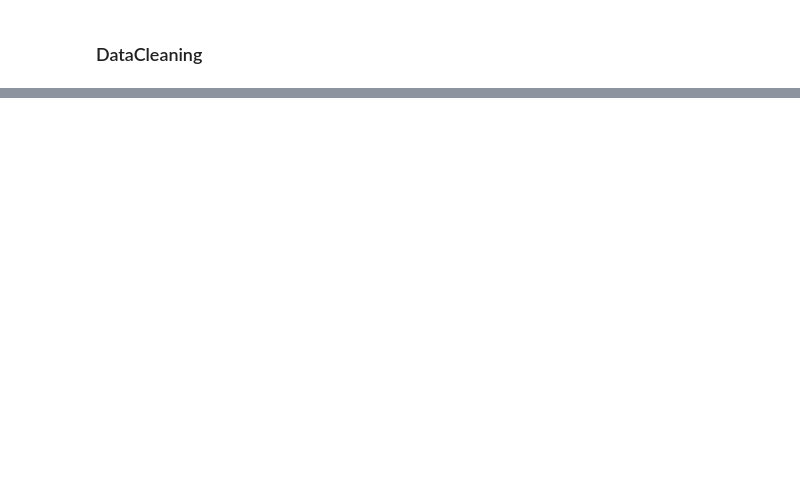
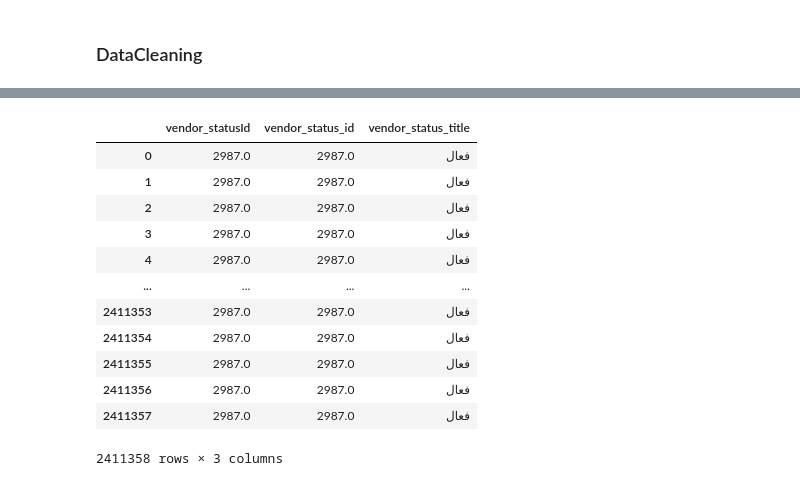
Before and after one commit to AmiinGholami/Basalam, a Jupyter notebook: Project.ipynb, the cells around one changed output, grey strips where cells are left out. Cells and saved outputs as stored; diff of their text form; code cells hidden in the pictures; blank space fills up the shorter version.

```diff
--- a/Project.ipynb
+++ b/Project.ipynb
@@ -122,3 +25,0 @@ dtype: int64
-# %%
-for col in ['isFreeShipping', 'IsAvailable', 'IsSaleable']:
-    df_products[col].fillna(df_products[col].mode()[0], inplace=True)
@@ -124,0 +60,17 @@ for col in ['isFreeShipping', 'IsAvailable', 'IsSaleable']:
+# %%
+df_status = df_products[['vendor_statusId', 'vendor_status_id','vendor_status_title']]
+df_status
+# %% [output]
+|  | vendor_statusId | vendor_status_id | vendor_status_title |
+| 0 | 2987.0 | 2987.0 | فعال |
+| 1 | 2987.0 | 2987.0 | فعال |
+| 2 | 2987.0 | 2987.0 | فعال |
+| 3 | 2987.0 | 2987.0 | فعال |
+| 4 | 2987.0 | 2987.0 | فعال |
+| ... | ... | ... | ... |
+| 2411353 | 2987.0 | 2987.0 | فعال |
+| 2411354 | 2987.0 | 2987.0 | فعال |
+| 2411355 | 2987.0 | 2987.0 | فعال |
+| 2411356 | 2987.0 | 2987.0 | فعال |
+| 2411357 | 2987.0 | 2987.0 | فعال |
+2411358 rows × 3 columns
```
Also changed, not shown: parts of 26 cells of this notebook.
